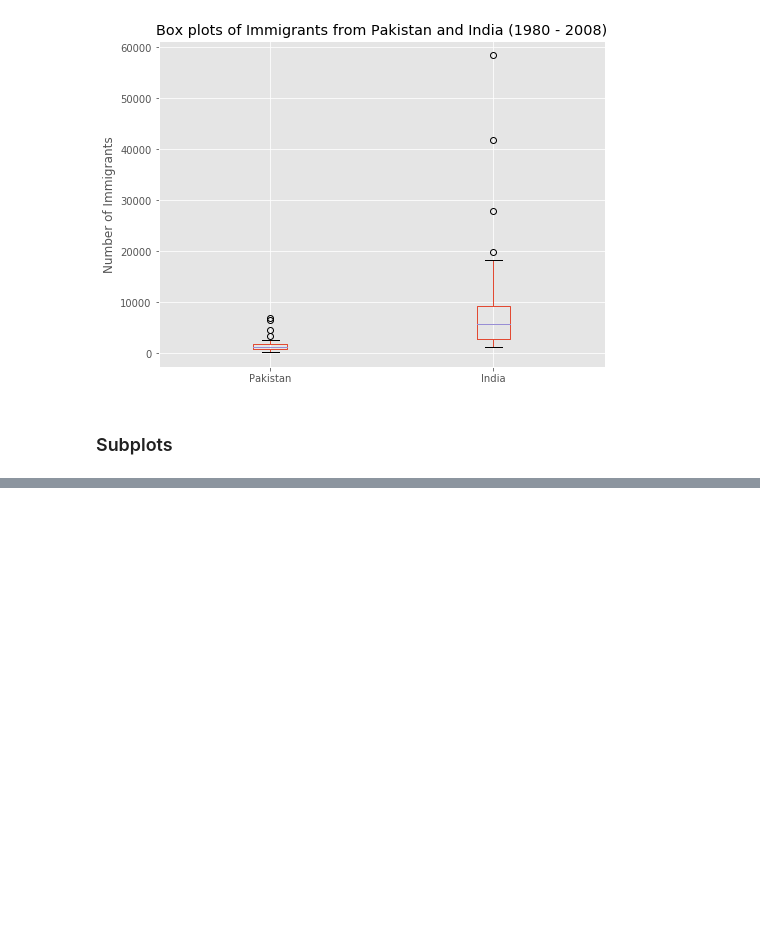
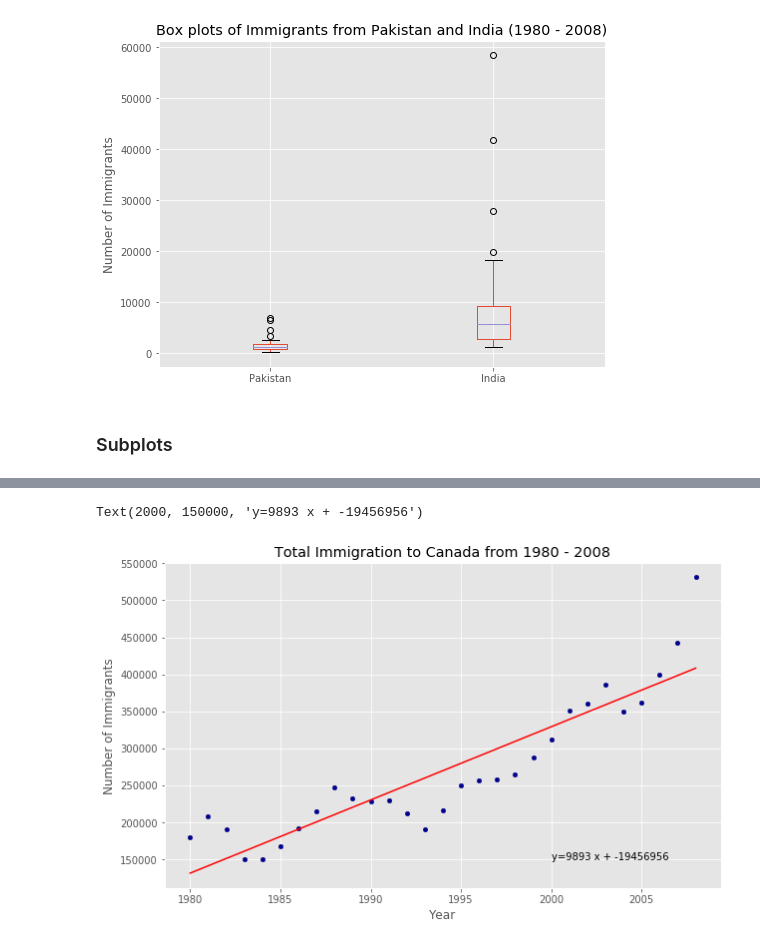
Before and after one commit to AmmaraRazzaq/dataVisualization_with_Python, a Jupyter notebook: Australia_Immigration.ipynb, the cells around one changed output, grey strips where cells are left out. Saved outputs shown, nothing was run; the diff lists cells and outputs as text; code cells hidden in the pictures; blank space fills up the shorter version.

```diff
--- a/Australia_Immigration.ipynb
+++ b/Australia_Immigration.ipynb
@@ -529,0 +607,14 @@ ax0.set_ylabel('Countries')
+# %%
+#plot the regression line on the scatter plot
+df_tot.plot(kind='scatter', x='year', y='total', figsize=(10,6), color='darkblue')
+
+plt.title('Total Immigration to Canada from 1980 - 2008')
+plt.xlabel('Year')
+plt.ylabel('Number of Immigrants')
+
+#plot regression line
+plt.plot(x, fit[0]*x+fit[1], color='red')
+plt.annotate('y={0:.0f} x + {1:.0f}'.format(fit[0], fit[1]), xy=(2000, 150000))
+# %% [output]
+Text(2000, 150000, 'y=9893 x + -19456956')
+[figure, added]
```
Also changed, not shown: parts of 10 cells of this notebook.
